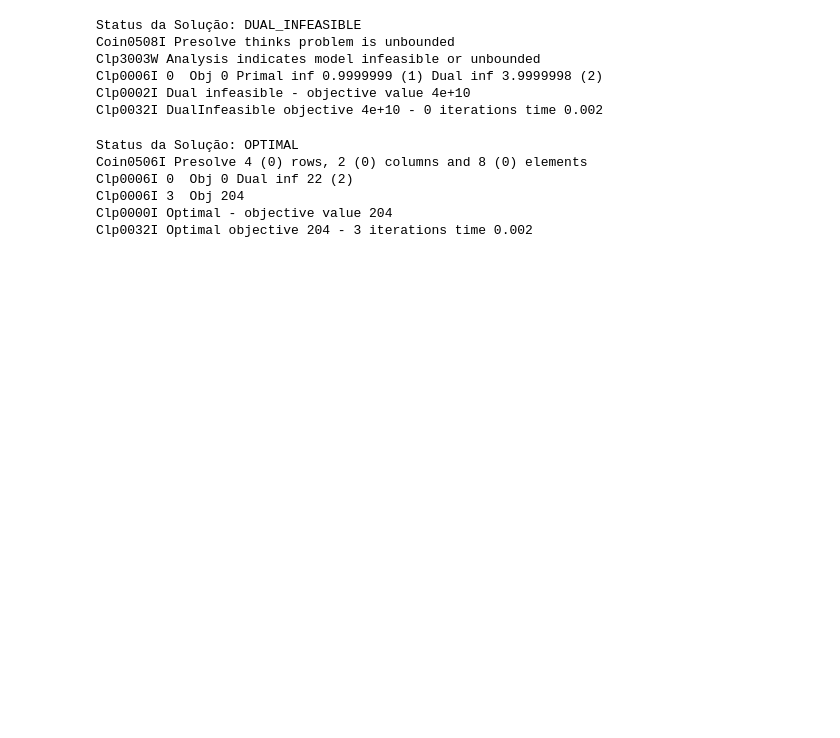
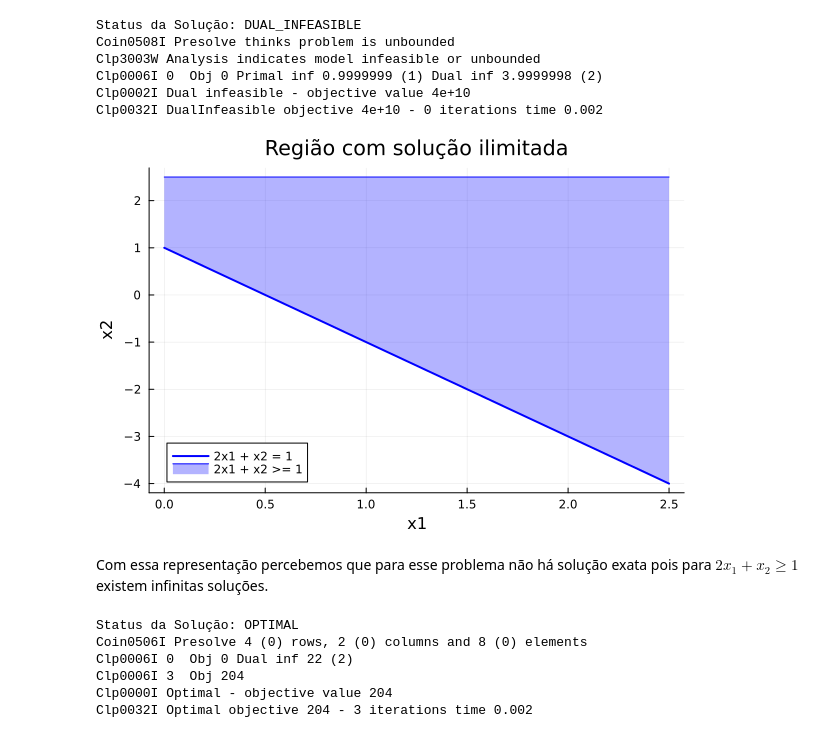
Before and after one commit to wagaojr/intro_otimizacao, a Jupyter notebook: lista1/questao2.ipynb, the cells around one changed output. Drawn from its saved outputs; the diff is of its cells as text; code cells hidden in the pictures; blank space fills up the shorter version.

```diff
--- a/lista1/questao2.ipynb
+++ b/lista1/questao2.ipynb
@@ -93,6 +105,26 @@ Clp3003W Analysis indicates model infeasible or unbounded
 Clp0006I 0  Obj 0 Primal inf 0.9999999 (1) Dual inf 3.9999998 (2)
 Clp0002I Dual infeasible - objective value 4e+10
 Clp0032I DualInfeasible objective 4e+10 - 0 iterations time 0.002
+# %%
+x1 = 0:0.1:2.5
+
+x2_eq = 1 .- 2 .* x1
+
+x2_upper = fill(2.5, length(x1))
+
+plot(x1, x2_eq, label="2x1 + x2 = 1", color=:blue, linewidth=2)
+
+plot!(x1, x2_upper, fillrange=x2_eq, fillalpha=0.3, label="2x1 + x2 >= 1", color=:blue)
+
+xlabel!("x1")
+ylabel!("x2")
+title!("Região com solução ilimitada")
+
+plot!()
+# %% [output]
+[figure, added]
+# %% [markdown]
+Com essa representação percebemos que para esse problema não há solução exata pois para $2x_1 + x_2 \geq 1$ existem infinitas soluções.
 # %%
 m = Model(Clp.Optimizer)
 @variable(m, x1 >= 0)
```
Also changed, not shown: parts of 5 cells of this notebook.
